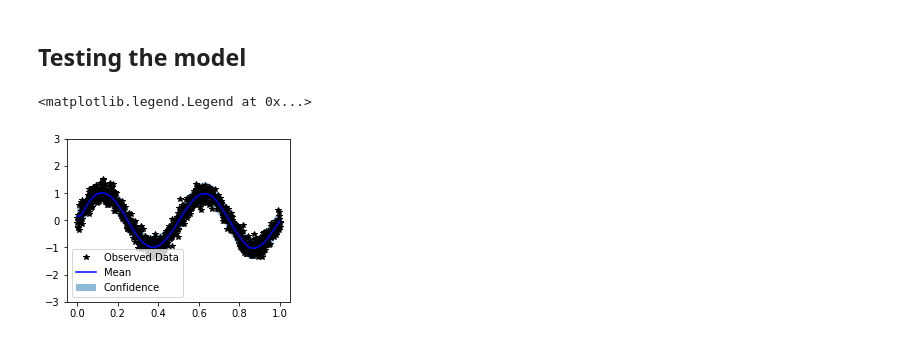
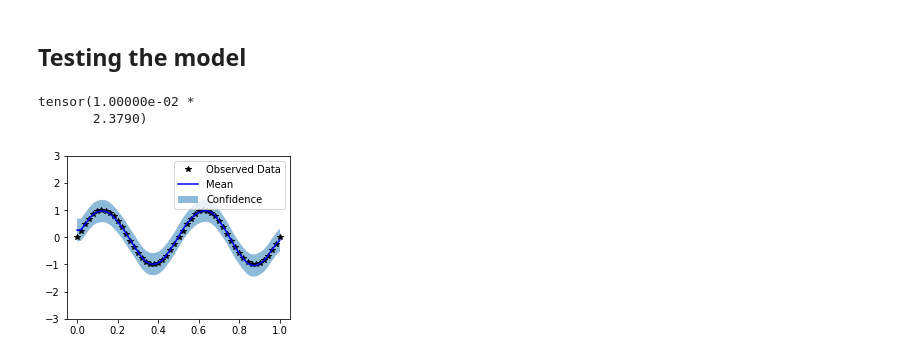
Before and after one commit to cornellius-gp/gpytorch, a Jupyter notebook: examples/kissgp_variational_regression_cuda.ipynb, the cells around one changed output. Saved outputs shown, nothing was run; the diff lists cells and outputs as text; code cells hidden in the pictures.

```diff
--- a/examples/kissgp_variational_regression_cuda.ipynb
+++ b/examples/kissgp_variational_regression_cuda.ipynb
@@ -45,7 +45,7 @@ from gpytorch.random_variables import GaussianRandomVariable
 class GPRegressionModel(gpytorch.models.GridInducingVariationalGP):
     def __init__(self):
         super(GPRegressionModel, self).__init__(grid_size=20, grid_bounds=[(-0.05, 1.05)])
-        self.mean_module = ConstantMean(prior=SmoothedBoxPrior(-1e-5, 1e-5))
+        self.mean_module = ConstantMean(prior=SmoothedBoxPrior(-10, 10))
         self.covar_module = RBFKernel(
             log_lengthscale_prior=SmoothedBoxPrior(math.exp(-3), math.exp(6), sigma=0.1, log_transform=True)
         )
@@ -60,8 +60,8 @@ class GPRegressionModel(gpytorch.models.GridInducingVariationalGP):
         covar_x = self.covar_module(x) * self.log_outputscale.exp()
         return GaussianRandomVariable(mean_x, covar_x)
 
-model = GPRegressionModel().cuda()
-likelihood = gpytorch.likelihoods.GaussianLikelihood().cuda()
+model = GPRegressionModel()
+likelihood = gpytorch.likelihoods.GaussianLikelihood()
 # %% [markdown]
 ## The training loop
 
@@ -140,18 +140,22 @@ Wall time: 11.4 s
 # %%
 model.eval()
 likelihood.eval()
 
-test_x = torch.autograd.Variable(torch.linspace(0, 1, 51)).cuda()
+test_x = torch.autograd.Variable(torch.linspace(0, 1, 51))
+test_y = torch.sin(test_x * (4 * math.pi))
 with gpytorch.settings.max_cg_iterations(2000), gpytorch.settings.use_toeplitz(False), gpytorch.beta_features.diagonal_correction():
     observed_pred = likelihood(model(test_x))
 
 lower, upper = observed_pred.confidence_region()
 fig, ax = plt.subplots(1, 1, figsize=(4, 3))
-ax.plot(train_x.cpu().numpy(), train_y.cpu().numpy(), 'k*')
+ax.plot(test_x.cpu().numpy(), test_y.cpu().numpy(), 'k*')
 ax.plot(test_x.data.cpu().numpy(), observed_pred.mean().data.cpu().numpy(), 'b')
 ax.fill_between(test_x.data.cpu().numpy(), lower.data.cpu().numpy(), upper.data.cpu().numpy(), alpha=0.5)
 ax.set_ylim([-3, 3])
 ax.legend(['Observed Data', 'Mean', 'Confidence'])
+
+print(torch.abs(observed_pred.mean() - test_y)[1:].mean())
 # %% [output]
-<matplotlib.legend.Legend at 0x...>
+tensor(1.00000e-02 *
+       2.3790)
-[figure, old version]
+[figure, new version]
```
Also changed, not shown: parts of 5 cells of this notebook, 23 other files.
